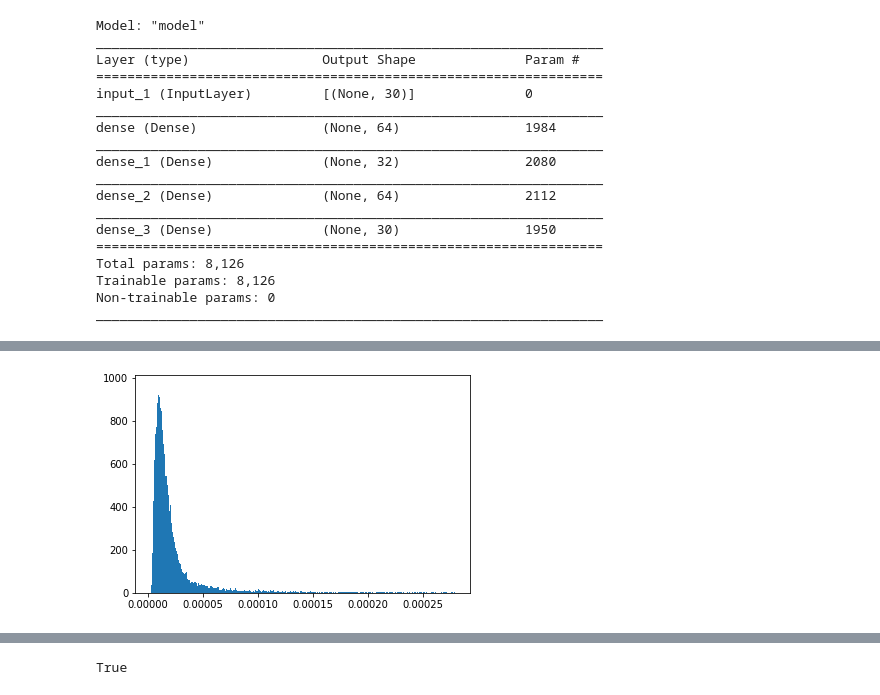
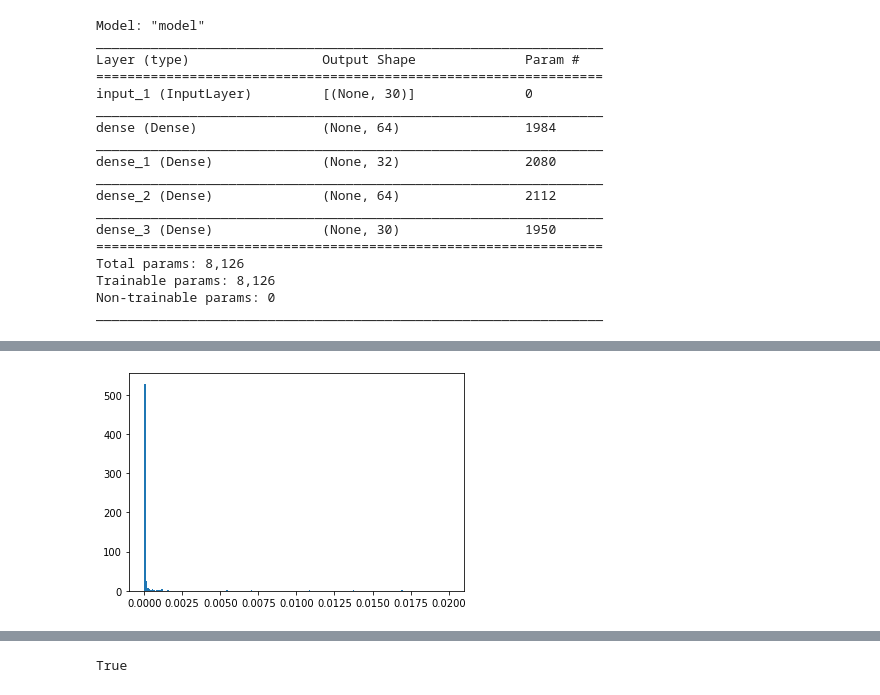
Before and after one commit to hyun06000/ML_Python_CreditCard, a Jupyter notebook: clone/Tomas Benedetti.ipynb, the cells around one changed output, grey strips where cells are left out. Cells and saved outputs as stored; diff of their text form; code cells hidden in the pictures.

```diff
--- a/clone/Tomas Benedetti.ipynb
+++ b/clone/Tomas Benedetti.ipynb
@@ -253,6 +286,13 @@ mse_df.describe()
-# %%
-hist, bins, _ = plt.hist(mse,bins = 5000, range = (mse.min(),(mse.max() - mse.min())/5000 * 10))
-plt.show()
-# %% [output]
-[figure, removed]
+# %%
+vrl = val_reconst_loss["mse"].to_numpy()
+_bins = 200
+end = 1
+hist, bins, _ = plt.hist(
+    vrl,
+    bins = _bins,
+    range = [vrl.min(), 0.02]
+)
+plt.show()
+# %% [output]
+[figure, added]
 # %%
```
Also changed, not shown: parts of 23 cells of this notebook.
